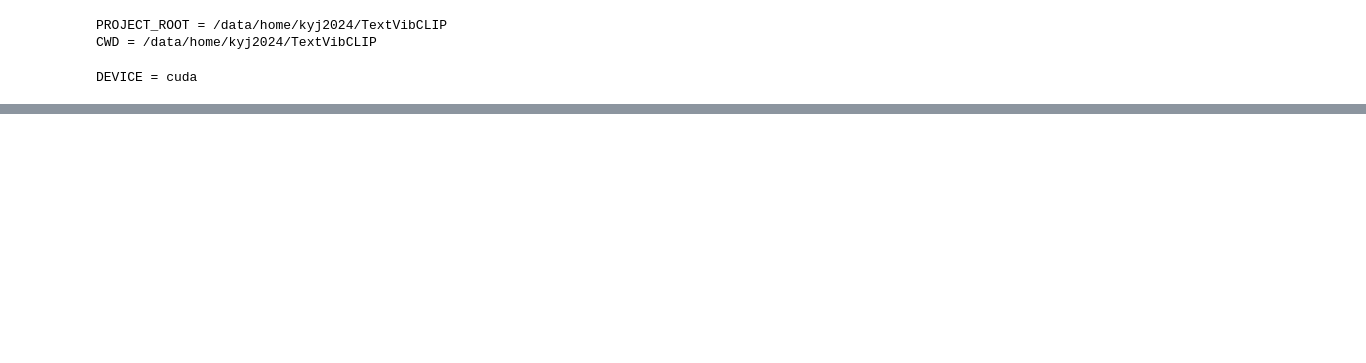
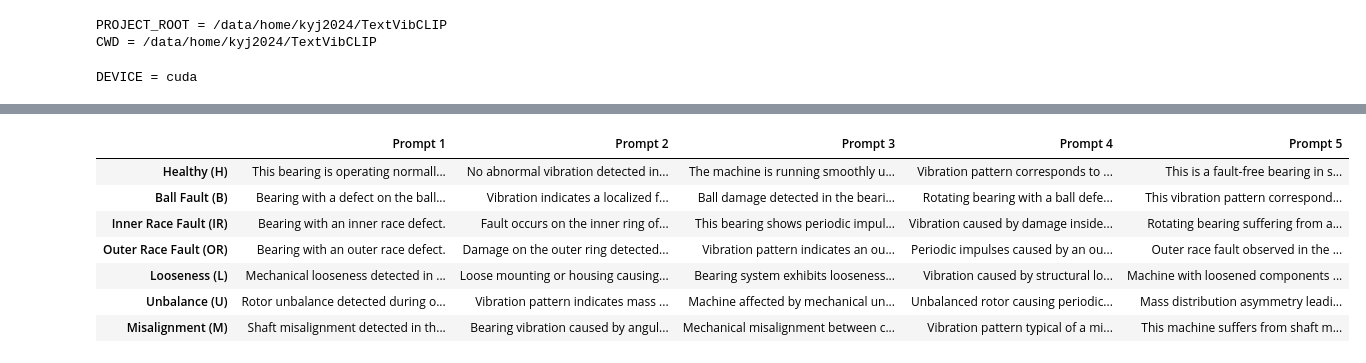
Before and after one commit to youngjr0527/TextVibCLIP, a Jupyter notebook: notebooks/UOS_cosine simil_viz.ipynb, the cells around one changed output, grey strips where cells are left out. Saved outputs shown, nothing was run; the diff lists cells and outputs as text; code cells hidden in the pictures; blank space fills up the shorter version.

```diff
--- a/notebooks/UOS_cosine simil_viz.ipynb
+++ b/notebooks/UOS_cosine simil_viz.ipynb
@@ -445,0 +446,72 @@ Data dir: /data/home/kyj2024/TextVibCLIP/data_scenario1
+# %%
+import pandas as pd
+from IPython.display import display
+
+# 클래스별 프롬프트 정의
+prompts = {
+    "Healthy (H)": [
+        "This bearing is operating normally without any fault.",
+        "No abnormal vibration detected in the bearing system.",
+        "The machine is running smoothly under healthy conditions.",
+        "Vibration pattern corresponds to a normal bearing state.",
+        "This is a fault-free bearing in stable operation."
+    ],
+    "Ball Fault (B)": [
+        "Bearing with a defect on the ball element.",
+        "Vibration indicates a localized fault on the rolling element.",
+        "Ball damage detected in the bearing structure.",
+        "Rotating bearing with a ball defect generating periodic impacts.",
+        "This vibration pattern corresponds to a ball fault."
+    ],
+    "Inner Race Fault (IR)": [
+        "Bearing with an inner race defect.",
+        "Fault occurs on the inner ring of the bearing.",
+        "This bearing shows periodic impulses from an inner race fault.",
+        "Vibration caused by damage inside the inner ring.",
+        "Rotating bearing suffering from an inner race crack."
+    ],
+    "Outer Race Fault (OR)": [
+        "Bearing with an outer race defect.",
+        "Damage on the outer ring detected in the bearing.",
+        "Vibration pattern indicates an outer race fault.",
+        "Periodic impulses caused by an outer ring defect.",
+        "Outer race fault observed in the bearing vibration."
+    ],
+    "Looseness (L)": [
+        "Mechanical looseness detected in the bearing assembly.",
+        "Loose mounting or housing causing irregular vibration.",
+        "Bearing system exhibits looseness under operation.",
+        "Vibration caused by structural looseness in the machine.",
+        "Machine with loosened components generating nonlinear vibration."
+    ],
+    "Unbalance (U)": [
+        "Rotor unbalance detected during operation.",
+        "Vibration pattern indicates mass imbalance on the shaft.",
+        "Machine affected by mechanical unbalance.",
+        "Unbalanced rotor causing periodic high-amplitude vibration.",
+        "Mass distribution asymmetry leading to unbalance fault."
+    ],
+    "Misalignment (M)": [
+        "Shaft misalignment detected in the rotating machinery.",
+        "Bearing vibration caused by angular misalignment.",
+        "Mechanical misalignment between coupled shafts.",
+        "Vibration pattern typical of a misaligned rotor.",
+        "This machine suffers from shaft misalignment."
+    ]
+}
+
+# DataFrame으로 변환
+df_prompts = pd.DataFrame.from_dict(prompts, orient="index")
+df_prompts.columns = [f"Prompt {i+1}" for i in range(df_prompts.shape[1])]
+
+# 표 출력
+display(df_prompts)
+# %% [output]
+|  | Prompt 1 | Prompt 2 | Prompt 3 | Prompt 4 | Prompt 5 |
+| Healthy (H) | This bearing is operating normall... | No abnormal vibration detected in... | The machine is running smoothly u... | Vibration pattern corresponds to ... | This is a fault-free bearing in s... |
+| Ball Fault (B) | Bearing with a defect on the ball... | Vibration indicates a localized f... | Ball damage detected in the beari... | Rotating bearing with a ball defe... | This vibration pattern correspond... |
+| Inner Race Fault (IR) | Bearing with an inner race defect. | Fault occurs on the inner ring of... | This bearing shows periodic impul... | Vibration caused by damage inside... | Rotating bearing suffering from a... |
+| Outer Race Fault (OR) | Bearing with an outer race defect. | Damage on the outer ring detected... | Vibration pattern indicates an ou... | Periodic impulses caused by an ou... | Outer race fault observed in the ... |
+| Looseness (L) | Mechanical looseness detected in ... | Loose mounting or housing causing... | Bearing system exhibits looseness... | Vibration caused by structural lo... | Machine with loosened components ... |
+| Unbalance (U) | Rotor unbalance detected during o... | Vibration pattern indicates mass ... | Machine affected by mechanical un... | Unbalanced rotor causing periodic... | Mass distribution asymmetry leadi... |
+| Misalignment (M) | Shaft misalignment detected in th... | Bearing vibration caused by angul... | Mechanical misalignment between c... | Vibration pattern typical of a mi... | This machine suffers from shaft m... |
```
Also changed, not shown: parts of 3 cells of this notebook, 12 other files.
